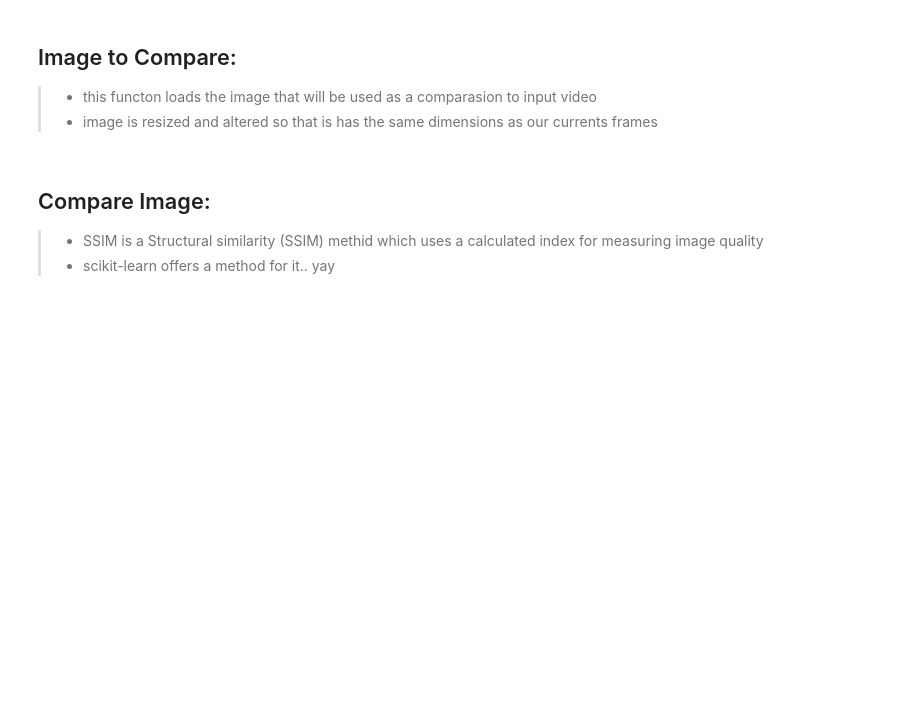
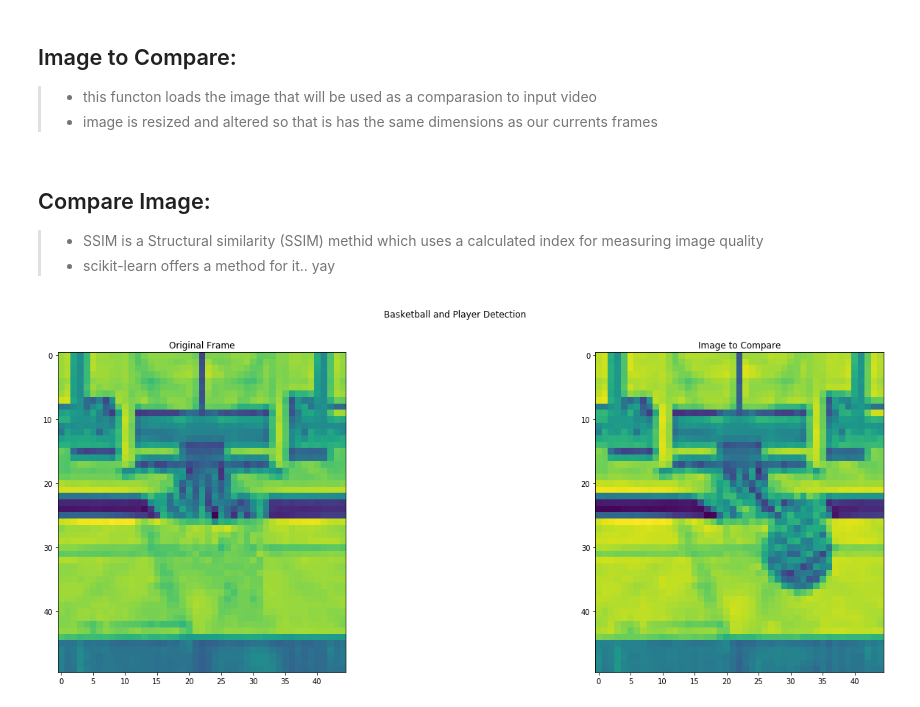
Before and after one commit to Esedicol/BasketballPlayerDetectection-BABPD, a Jupyter notebook: SHOT_CLASSIFICATION.ipynb, the cells around one changed output. Cells and saved outputs as stored; diff of their text form; code cells hidden in the pictures; blank space fills up the shorter version.

```diff
--- a/SHOT_CLASSIFICATION.ipynb
+++ b/SHOT_CLASSIFICATION.ipynb
@@ -27,8 +29,7 @@ def compare_images(imageA, imageB):
     ssim = measure.compare_ssim(imageA, imageB)
     return ssim
 # %%
-path = "VIDEOS/PLAYER_EXTRACTION_TEST2.mov"
-image_to_compare = image_to_compare()
+path = "VIDEOS/MAIN_TEST_SHORT.mov"
 vs = cv2.VideoCapture(path)
 
 while True:
@@ -37,30 +38,32 @@ while True:
 
     # break out of the application if we have no more frames to read
     if frame is None:
         break
 
     # resize frame so to make its constant size througout
     frame = cv2.resize(frame,(600, 400))
 
     f_copy = frame[int(80):int(130),int(280):int(325)]
     f_copy = cv2.cvtColor(f_copy, cv2.COLOR_BGR2GRAY)
 
     ssim = compare_images(f_copy, image_to_compare)
 
     if ssim > 0.92:
         print("score")
 
     fig, (ax1, ax2) = plt.subplots(1, 2, figsize=(24, 8))
     fig.suptitle('Basketball and Player Detection')
 
     # Column one
     ax1.set_title("Original Frame")
     ax1.imshow(f_copy)
 
     # Column 2
     ax2.set_title("Image to Compare")
     ax2.imshow(image_to_compare)
 
     plt.show()
     clear_output(wait=True)
 vs.release()
+# %% [output]
+[figure, added]
```
Also changed, not shown: parts of 1 cell of this notebook, 2 other files.
